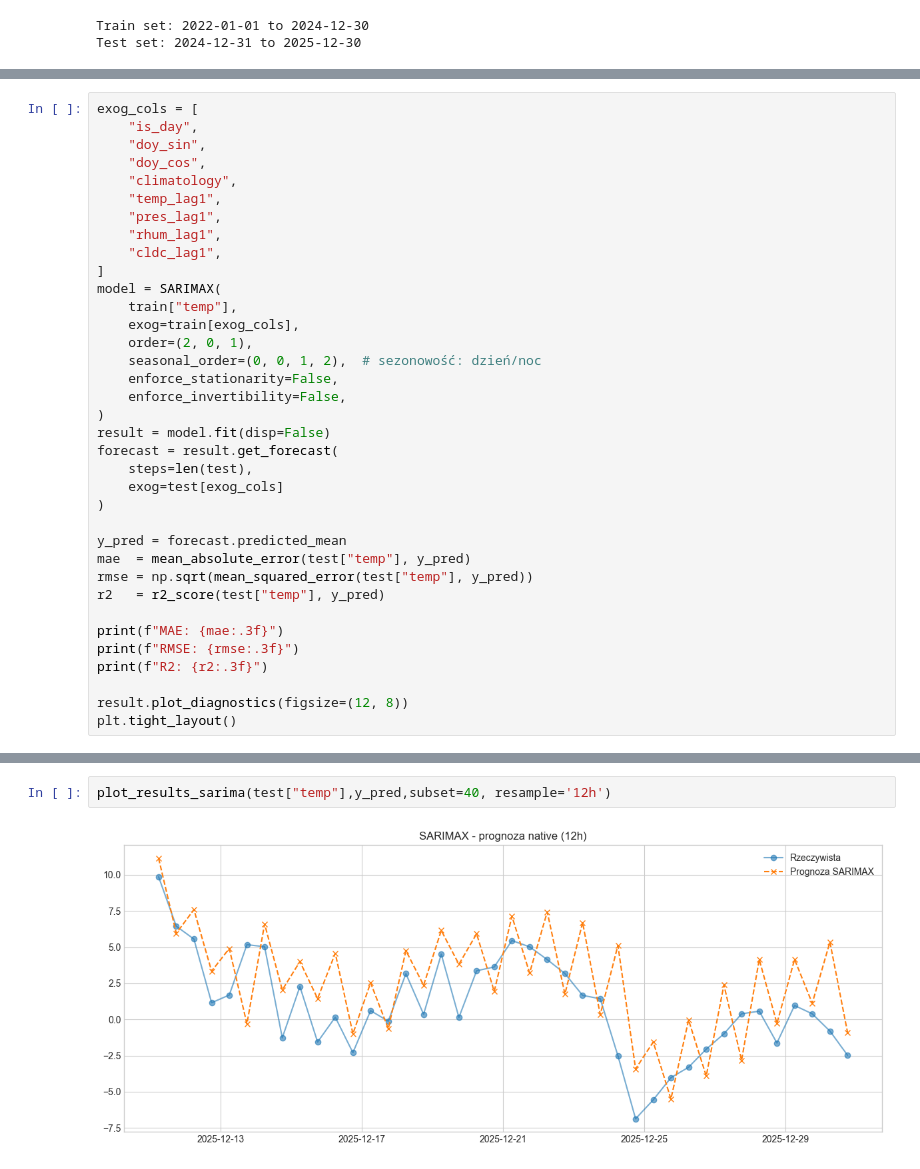
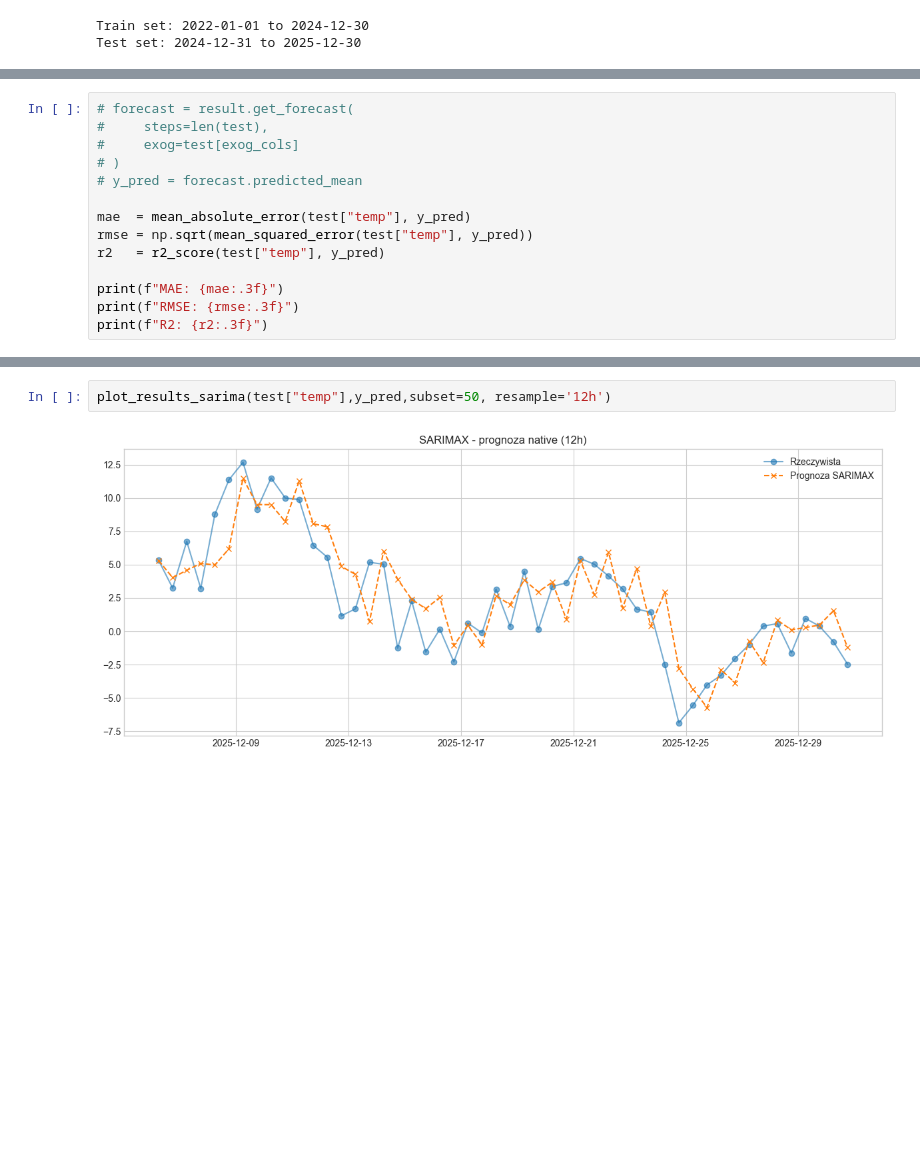
Before and after one commit to WeronikaTarnawska/projekt_pogoda_ml, a Jupyter notebook: temperature_sarima.ipynb, the cells around one changed output, grey strips where cells are left out. Drawn from its saved outputs; the diff is of its cells as text; blank space fills up the shorter version.

```diff
--- a/temperature_sarima.ipynb
+++ b/temperature_sarima.ipynb
@@ -383,29 +448,10 @@ Test set: 2024-12-31 to 2025-12-30
 # %%
-exog_cols = [
-    "is_day",
-    "doy_sin",
-    "doy_cos",
-    "climatology",
-    "temp_lag1",
-    "pres_lag1",
-    "rhum_lag1",
-    "cldc_lag1",
-]
-model = SARIMAX(
-    train["temp"],
-    exog=train[exog_cols],
-    order=(2, 0, 1),
-    seasonal_order=(0, 0, 1, 2),  # sezonowość: dzień/noc
-    enforce_stationarity=False,
-    enforce_invertibility=False,
-)
-result = model.fit(disp=False)
-forecast = result.get_forecast(
-    steps=len(test),
-    exog=test[exog_cols]
-)
+# forecast = result.get_forecast(
+#     steps=len(test),
+#     exog=test[exog_cols]
+# )
+# y_pred = forecast.predicted_mean
 
-y_pred = forecast.predicted_mean
 mae  = mean_absolute_error(test["temp"], y_pred)
 rmse = np.sqrt(mean_squared_error(test["temp"], y_pred))
 r2   = r2_score(test["temp"], y_pred)
@@ -413,7 +459,4 @@ r2   = r2_score(test["temp"], y_pred)
 print(f"MAE: {mae:.3f}")
 print(f"RMSE: {rmse:.3f}")
 print(f"R2: {r2:.3f}")
-
-result.plot_diagnostics(figsize=(12, 8))
-plt.tight_layout()
 # %% [output]
@@ -424,7 +466,7 @@ R2: 0.886
 # %%
-plot_results_sarima(test["temp"],y_pred,subset=40, resample='12h')
+plot_results_sarima(test["temp"],y_pred,subset=50, resample='12h')
 # %% [output]
-[figure, old version]
+[figure, new version]
 # %%
 df_eval = (
     test[["temp"]]
```
Also changed, not shown: parts of 12 cells of this notebook, 2 other files.
